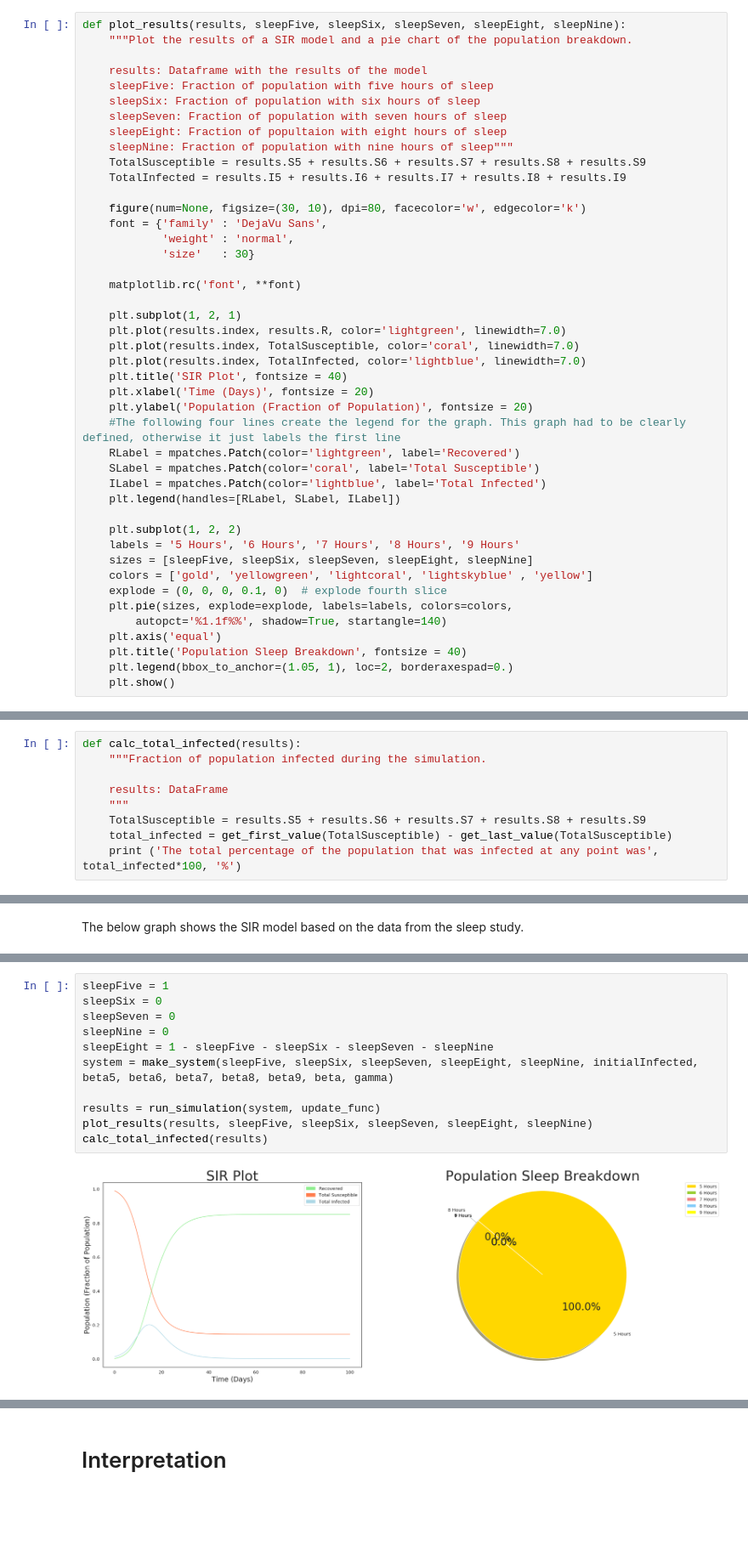
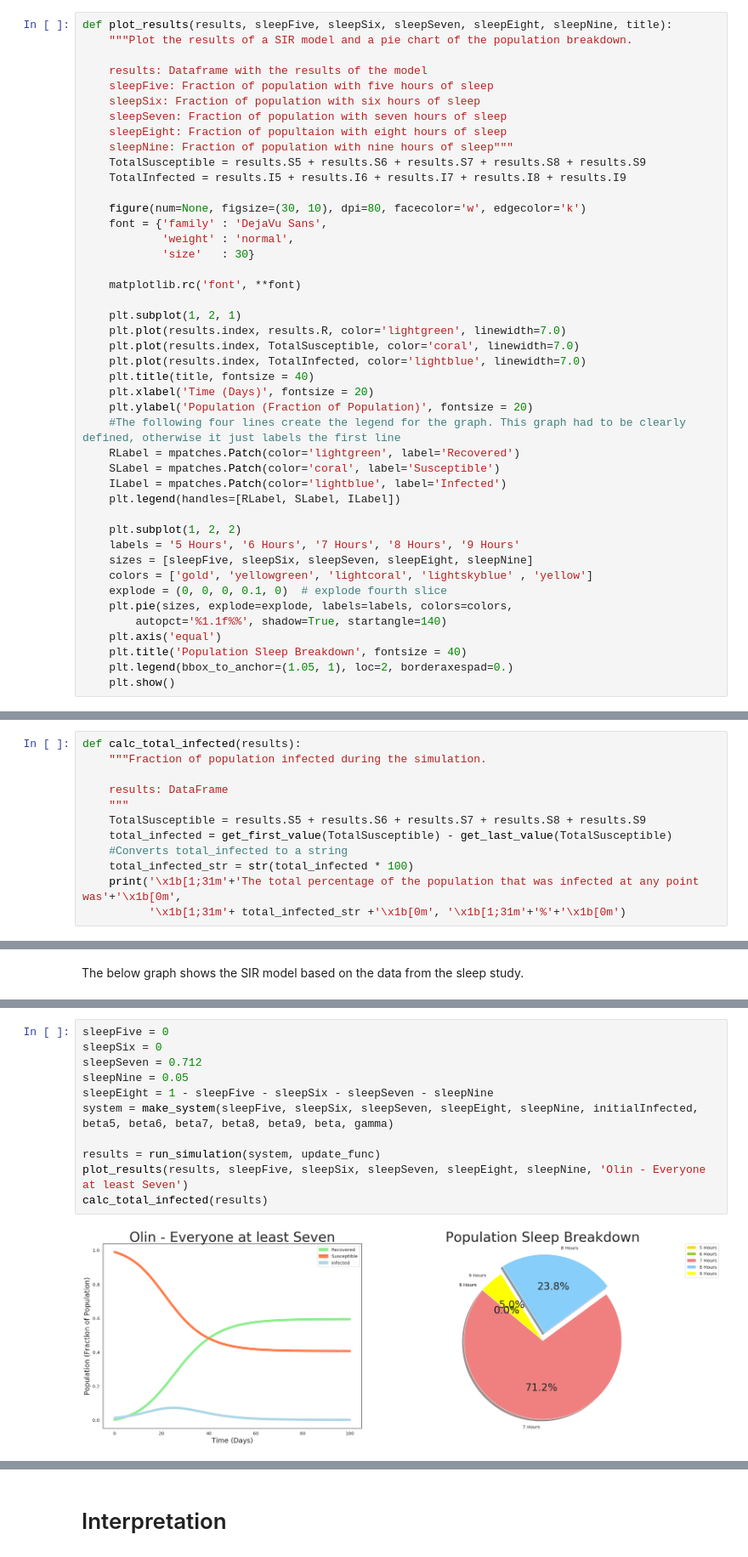
Before and after one commit to Griffith-Stites/ModSimPy, a Jupyter notebook: code/Project_2.ipynb, the cells around one changed output, grey strips where cells are left out. Shown at 85% size. Saved outputs shown, nothing was run; the diff lists cells and outputs as text; blank space fills up the shorter version.

Commit message:
Added more results and made the total infected print out colored

```diff
--- a/code/Project_2.ipynb
+++ b/code/Project_2.ipynb
@@ -90,7 +90,7 @@ def make_system(sleepFive, sleepSix, sleepSeven, sleepEight, sleepNine, infected
                   beta5=beta5, beta6=beta6, beta7=beta7, beta8=beta8, beta9=beta9,
                   beta=beta, gamma=gamma)
 # %%
-def plot_results(results, sleepFive, sleepSix, sleepSeven, sleepEight, sleepNine):
+def plot_results(results, sleepFive, sleepSix, sleepSeven, sleepEight, sleepNine, title):
     """Plot the results of a SIR model and a pie chart of the population breakdown.
 
     results: Dataframe with the results of the model
@@ -113,13 +113,13 @@ def plot_results(results, sleepFive, sleepSix, sleepSeven, sleepEight, sleepNine
     plt.plot(results.index, results.R, color='lightgreen', linewidth=7.0)
     plt.plot(results.index, TotalSusceptible, color='coral', linewidth=7.0)
     plt.plot(results.index, TotalInfected, color='lightblue', linewidth=7.0)
-    plt.title('SIR Plot', fontsize = 40)
+    plt.title(title, fontsize = 40)
     plt.xlabel('Time (Days)', fontsize = 20)
     plt.ylabel('Population (Fraction of Population)', fontsize = 20)
     #The following four lines create the legend for the graph. This graph had to be clearly defined, otherwise it just labels the first line
     RLabel = mpatches.Patch(color='lightgreen', label='Recovered')
-    SLabel = mpatches.Patch(color='coral', label='Total Susceptible')
-    ILabel = mpatches.Patch(color='lightblue', label='Total Infected')
+    SLabel = mpatches.Patch(color='coral', label='Susceptible')
+    ILabel = mpatches.Patch(color='lightblue', label='Infected')
     plt.legend(handles=[RLabel, SLabel, ILabel])
 
     plt.subplot(1, 2, 2)
@@ -158,7 +158,10 @@ def calc_total_infected(results):
     """
     TotalSusceptible = results.S5 + results.S6 + results.S7 + results.S8 + results.S9
     total_infected = get_first_value(TotalSusceptible) - get_last_value(TotalSusceptible)
-    print ('The total percentage of the population that was infected at any point was', total_infected*100, '%')
+    #Converts total_infected to a string
+    total_infected_str = str(total_infected * 100)
+    print('\x1b[1;31m'+'The total percentage of the population that was infected at any point was'+'\x1b[0m',
+          '\x1b[1;31m'+ total_infected_str +'\x1b[0m', '\x1b[1;31m'+'%'+'\x1b[0m')
 # %% [markdown]
 The below cell contains values for the percentage of people in each sleep group, taken from the 2012 study.  It also includes the contact rate multiplier for each group, which is the Age-Adjusted Relative Risk value from the study.
 # %%
@@ -309,13 +340,13 @@ The below graph shows a hypothetical outbreak at Olin. It used the sleep values
 # %%
-sleepFive = 1
+sleepFive = 0
 sleepSix = 0
-sleepSeven = 0
-sleepNine = 0
+sleepSeven = 0.712
+sleepNine = 0.05
 sleepEight = 1 - sleepFive - sleepSix - sleepSeven - sleepNine
 system = make_system(sleepFive, sleepSix, sleepSeven, sleepEight, sleepNine, initialInfected, beta5, beta6, beta7, beta8, beta9, beta, gamma)
 
 results = run_simulation(system, update_func)
-plot_results(results, sleepFive, sleepSix, sleepSeven, sleepEight, sleepNine)
+plot_results(results, sleepFive, sleepSix, sleepSeven, sleepEight, sleepNine, 'Olin - Everyone at least Seven')
 calc_total_infected(results)
 # %% [output]
-[figure, old version]
+[figure, new version]
```
Also changed, not shown: parts of 13 cells of this notebook.
